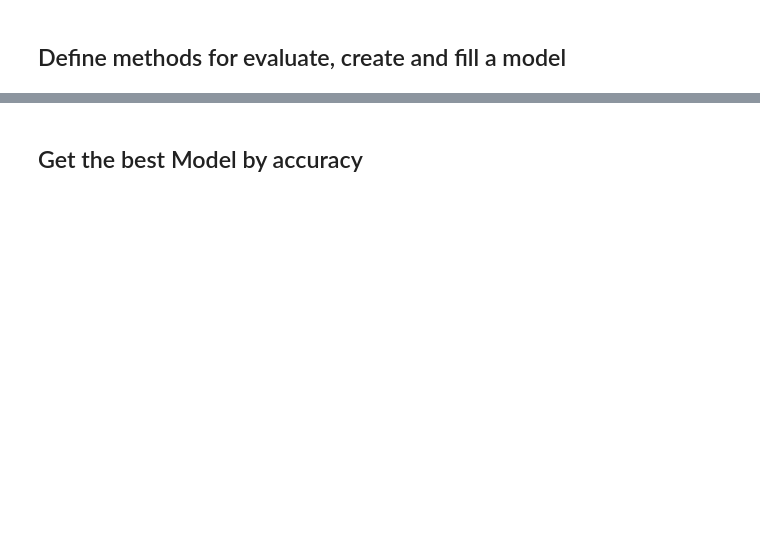
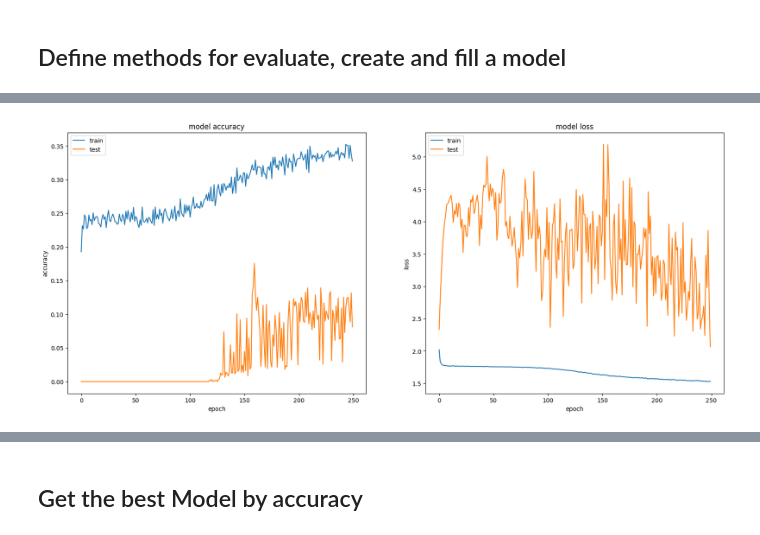
Before and after one commit to alexbejann/frisian-runes-recognition, a Jupyter notebook: MLBD-Assignment2/Part_1_fully_connected_layers.ipynb, the cells around one changed output, grey strips where cells are left out. Drawn from its saved outputs; the diff is of its cells as text; code cells hidden in the pictures; blank space fills up the shorter version.

```diff
--- a/MLBD-Assignment2/Part_1_fully_connected_layers.ipynb
+++ b/MLBD-Assignment2/Part_1_fully_connected_layers.ipynb
@@ -378,0 +391,5 @@ plot_acc_loss(history)
+# %%
+layers = [(50,"tanh")]
+model, history = create_fit_model(input_data=X_bal, output_data=y_bal, layers=layers, withHistory=1)
+plot_acc_loss(history)
+# %% [output]
@@ -378,0 +397 @@ plot_acc_loss(history)
+[figure, added]
```
Also changed, not shown: parts of 40 cells of this notebook, 4 other files.
